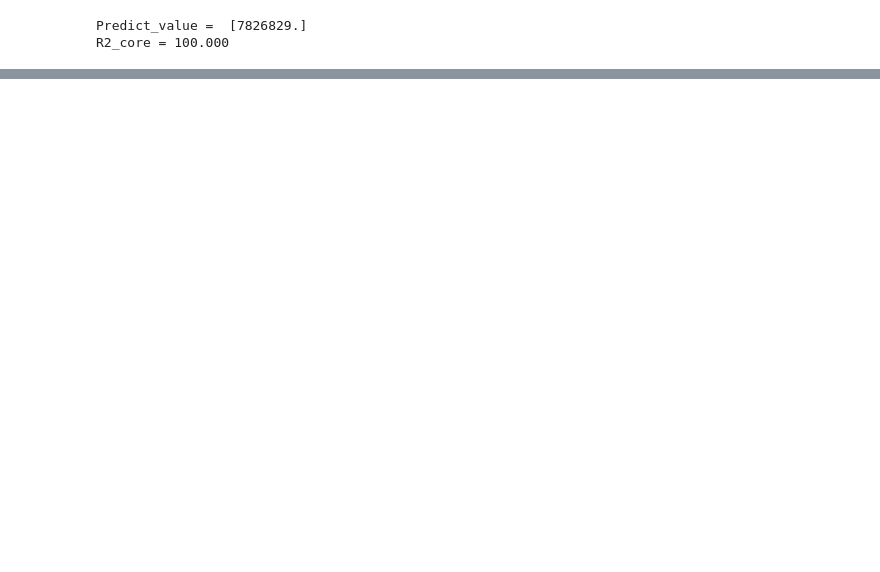
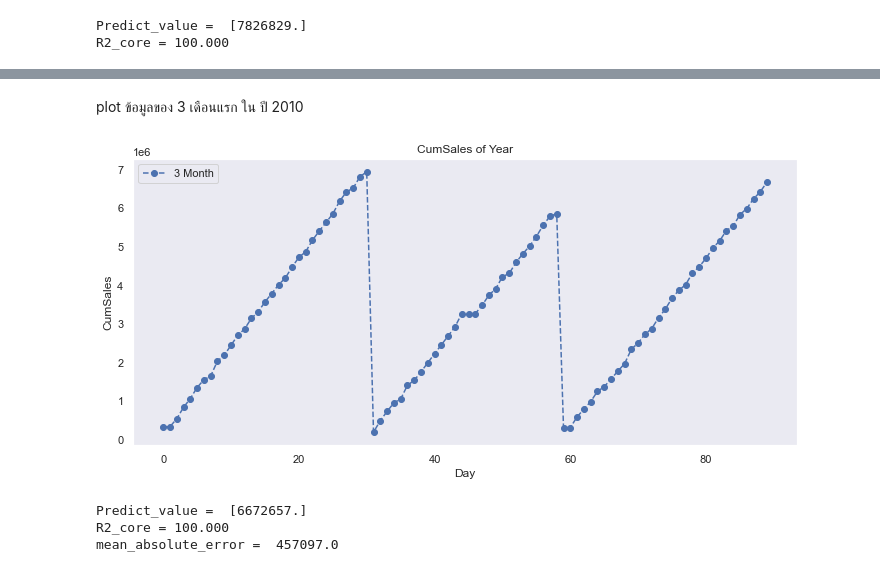
Before and after one commit to Raum27/sale_animal, a Jupyter notebook: morega_v5.ipynb, the cells around one changed output, grey strips where cells are left out. Saved outputs shown, nothing was run; the diff lists cells and outputs as text; code cells hidden in the pictures; blank space fills up the shorter version.

```diff
--- a/morega_v5.ipynb
+++ b/morega_v5.ipynb
@@ -806,0 +811,36 @@ for i in range(6):
+# %% [markdown]
+plot ข้อมูลของ 3 เดือนแรก ใน ปี 2010
+# %%
+# transform_now(info)
+sn.set_theme(style='dark')
+plt.figure(figsize=[10,5])
+plt.plot(info[:90,0],info[:90,1],marker='o',label='3 Month',linestyle='--',color='b')
+plt.legend()
+plt.xlabel('Day')
+plt.ylabel('CumSales')
+plt.title('CumSales of Year')
+plt.tight_layout()
+plt.show()
+# %% [output]
+[figure, added]
+# %%
+##### month 1-3 ##### DecisionTreeRegressor predict 1 Year
+from sklearn.tree import DecisionTreeRegressor
+
+x_train = info[:90,0]
+y_train = info[:90,1]
+dtree =  DecisionTreeRegressor()
+dtree.fit(x_train.reshape(-1,1),y_train)
+
+x = info[363,0]
+pred=dtree.predict([[x]])
+r_score =dtree.score(x_train.reshape(-1,1),y_train)
+
+print("Predict_value = ",pred)
+print("R2_core = %.3f" % (r_score*100))
+print("mean_absolute_error = ",mean_absolute_error([info[363,1]],pred))
+# info[363,0]
+# %% [output]
+Predict_value =  [6672657.]
+R2_core = 100.000
+mean_absolute_error =  457097.0
```
Also changed, not shown: parts of 18 cells of this notebook, 3 other files.
